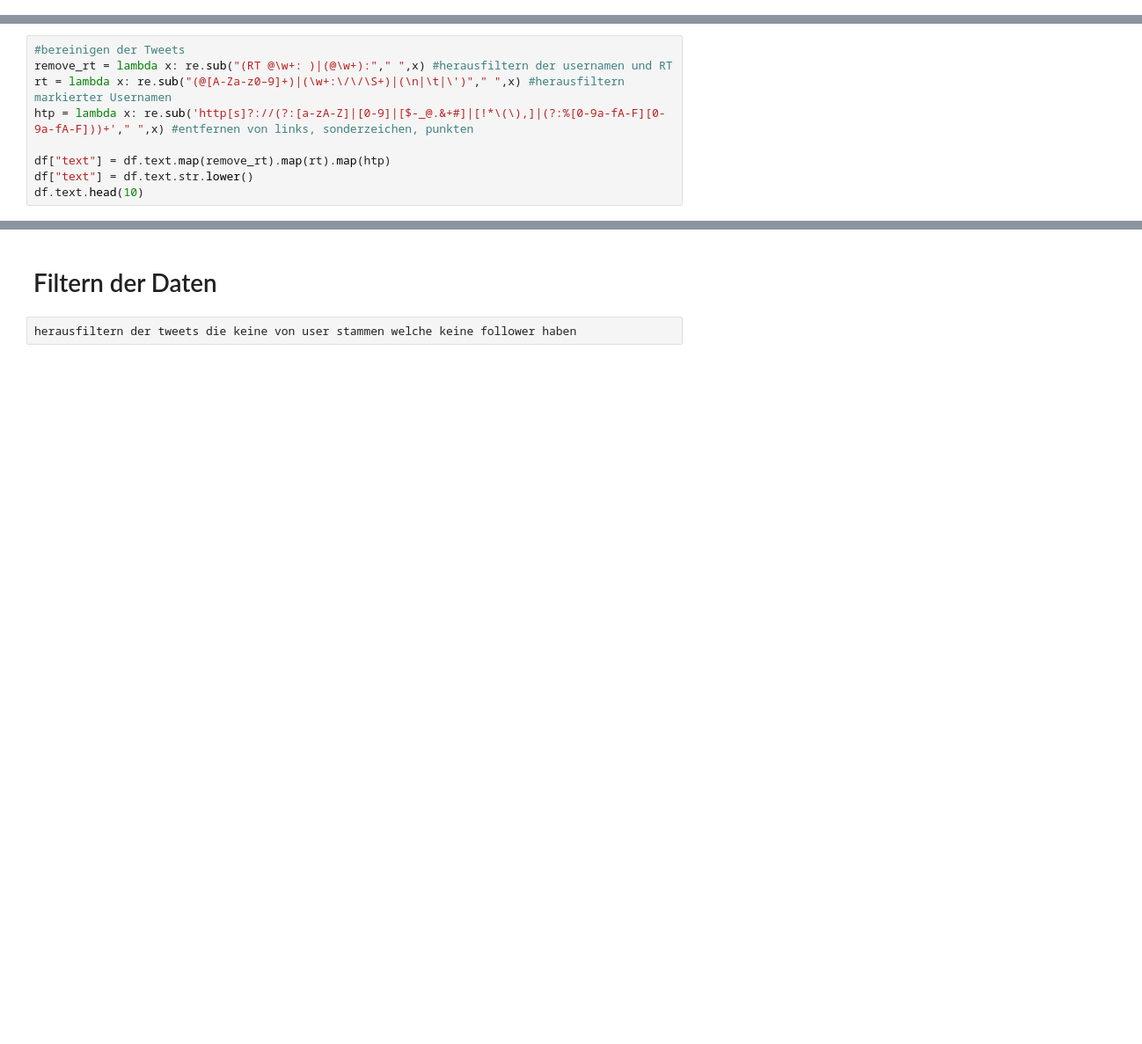
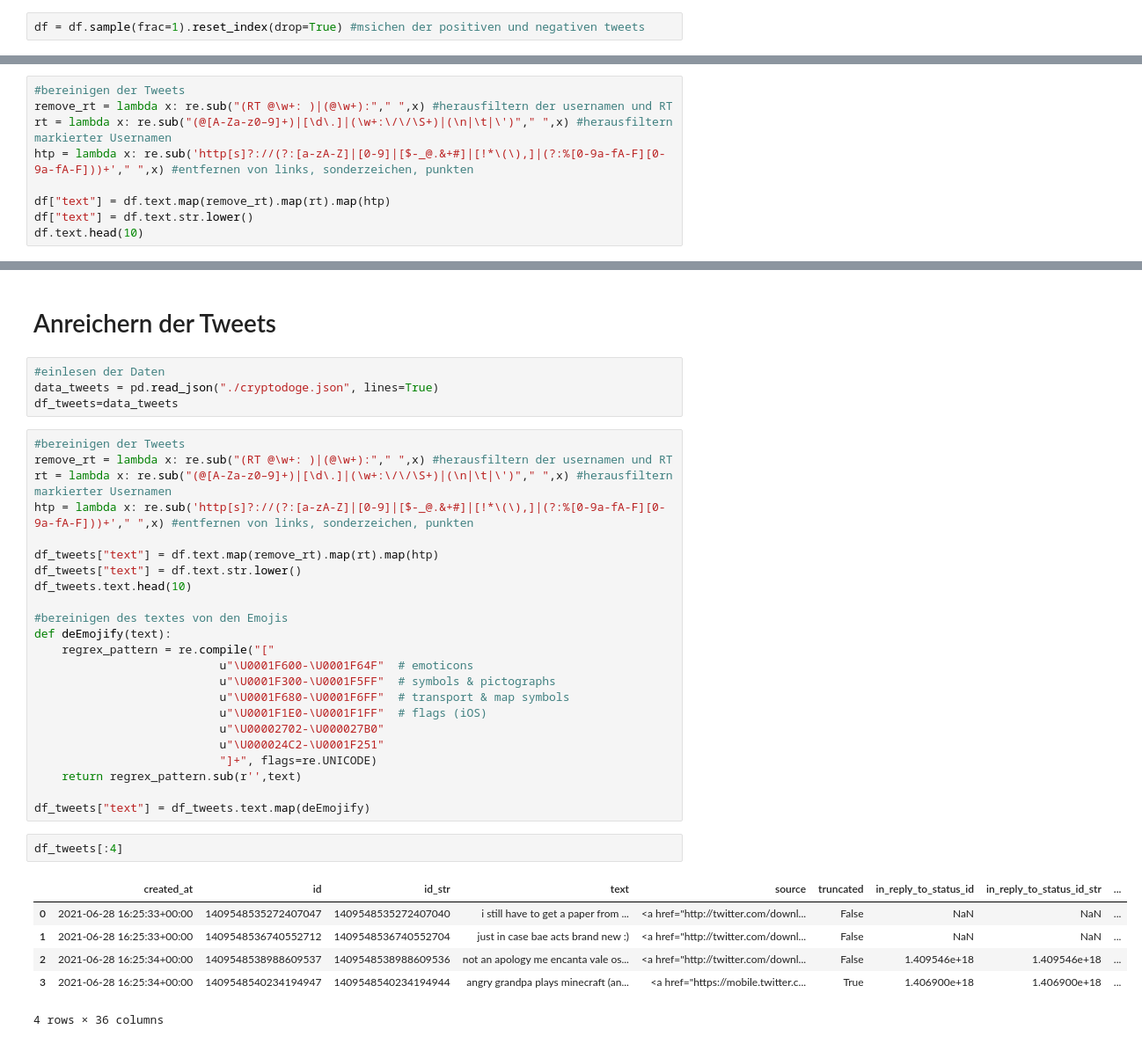
Before and after one commit to Slurbisaur/CryptoSentiment, a Jupyter notebook: Data/main_Data.ipynb, the cells around one changed output, grey strips where cells are left out. Shown at 88% size. Drawn from its saved outputs; the diff is of its cells as text; blank space fills up the shorter version.

```diff
--- a/Data/main_Data.ipynb
+++ b/Data/main_Data.ipynb
@@ -77,0 +64,2 @@ df.head(3)
+# %%
+df = df.sample(frac=1).reset_index(drop=True) #msichen der positiven und negativen tweets
@@ -78,7 +84,7 @@ df.head(3)
 # %%
 #bereinigen der Tweets
 remove_rt = lambda x: re.sub("(RT @\w+: )|(@\w+):"," ",x) #herausfiltern der usernamen und RT
-rt = lambda x: re.sub("(@[A-Za-z0–9]+)|(\w+:\/\/\S+)|(\n|\t|\')"," ",x) #herausfiltern markierter Usernamen
+rt = lambda x: re.sub("(@[A-Za-z0–9]+)|[\d\.]|(\w+:\/\/\S+)|(\n|\t|\')"," ",x) #herausfiltern markierter Usernamen
 htp = lambda x: re.sub('http[s]?://(?:[a-zA-Z]|[0-9]|[$-_@.&+#]|[!*\(\),]|(?:%[0-9a-fA-F][0-9a-fA-F]))+'," ",x) #entfernen von links, sonderzeichen, punkten
 
 df["text"] = df.text.map(remove_rt).map(rt).map(htp)
@@ -187,4 +199,38 @@ df.head(5)
 # %% [markdown]
-# Filtern der Daten
+# Anreichern der Tweets
-# %%
-herausfiltern der tweets die keine von user stammen welche keine follower haben
+# %%
+#einlesen der Daten
+data_tweets = pd.read_json("./cryptodoge.json", lines=True)
+df_tweets=data_tweets
+# %%
+#bereinigen der Tweets
+remove_rt = lambda x: re.sub("(RT @\w+: )|(@\w+):"," ",x) #herausfiltern der usernamen und RT
+rt = lambda x: re.sub("(@[A-Za-z0–9]+)|[\d\.]|(\w+:\/\/\S+)|(\n|\t|\')"," ",x) #herausfiltern markierter Usernamen
+htp = lambda x: re.sub('http[s]?://(?:[a-zA-Z]|[0-9]|[$-_@.&+#]|[!*\(\),]|(?:%[0-9a-fA-F][0-9a-fA-F]))+'," ",x) #entfernen von links, sonderzeichen, punkten
+
+df_tweets["text"] = df.text.map(remove_rt).map(rt).map(htp)
+df_tweets["text"] = df.text.str.lower()
+df_tweets.text.head(10)
+
+#bereinigen des textes von den Emojis
+def deEmojify(text):
+    regrex_pattern = re.compile("["
+                           u"\U0001F600-\U0001F64F"  # emoticons
+                           u"\U0001F300-\U0001F5FF"  # symbols & pictographs
+                           u"\U0001F680-\U0001F6FF"  # transport & map symbols
+                           u"\U0001F1E0-\U0001F1FF"  # flags (iOS)
+                           u"\U00002702-\U000027B0"
+                           u"\U000024C2-\U0001F251"
+                           "]+", flags=re.UNICODE)
+    return regrex_pattern.sub(r'',text)
+
+df_tweets["text"] = df_tweets.text.map(deEmojify)
+# %%
+df_tweets[:4]
+# %% [output]
+|  | created_at | id | id_str | text | source | truncated | in_reply_to_status_id | in_reply_to_status_id_str | ... |
+| 0 | 2021-06-28 16:25:33+00:00 | 1409548535272407047 | 1409548535272407040 | i still have to get a paper from ... | <a href="http://twitter.com/downl... | False | NaN | NaN | ... |
+| 1 | 2021-06-28 16:25:33+00:00 | 1409548536740552712 | 1409548536740552704 | just in case bae acts brand new :) | <a href="http://twitter.com/downl... | False | NaN | NaN | ... |
+| 2 | 2021-06-28 16:25:34+00:00 | 1409548538988609537 | 1409548538988609536 | not an apology me encanta vale os... | <a href="http://twitter.com/downl... | False | 1.409546e+18 | 1.409546e+18 | ... |
+| 3 | 2021-06-28 16:25:34+00:00 | 1409548540234194947 | 1409548540234194944 | angry grandpa plays minecraft (an... | <a href="https://mobile.twitter.c... | True | 1.406900e+18 | 1.406900e+18 | ... |
+4 rows × 36 columns
```
Also changed, not shown: parts of 52 cells of this notebook.
